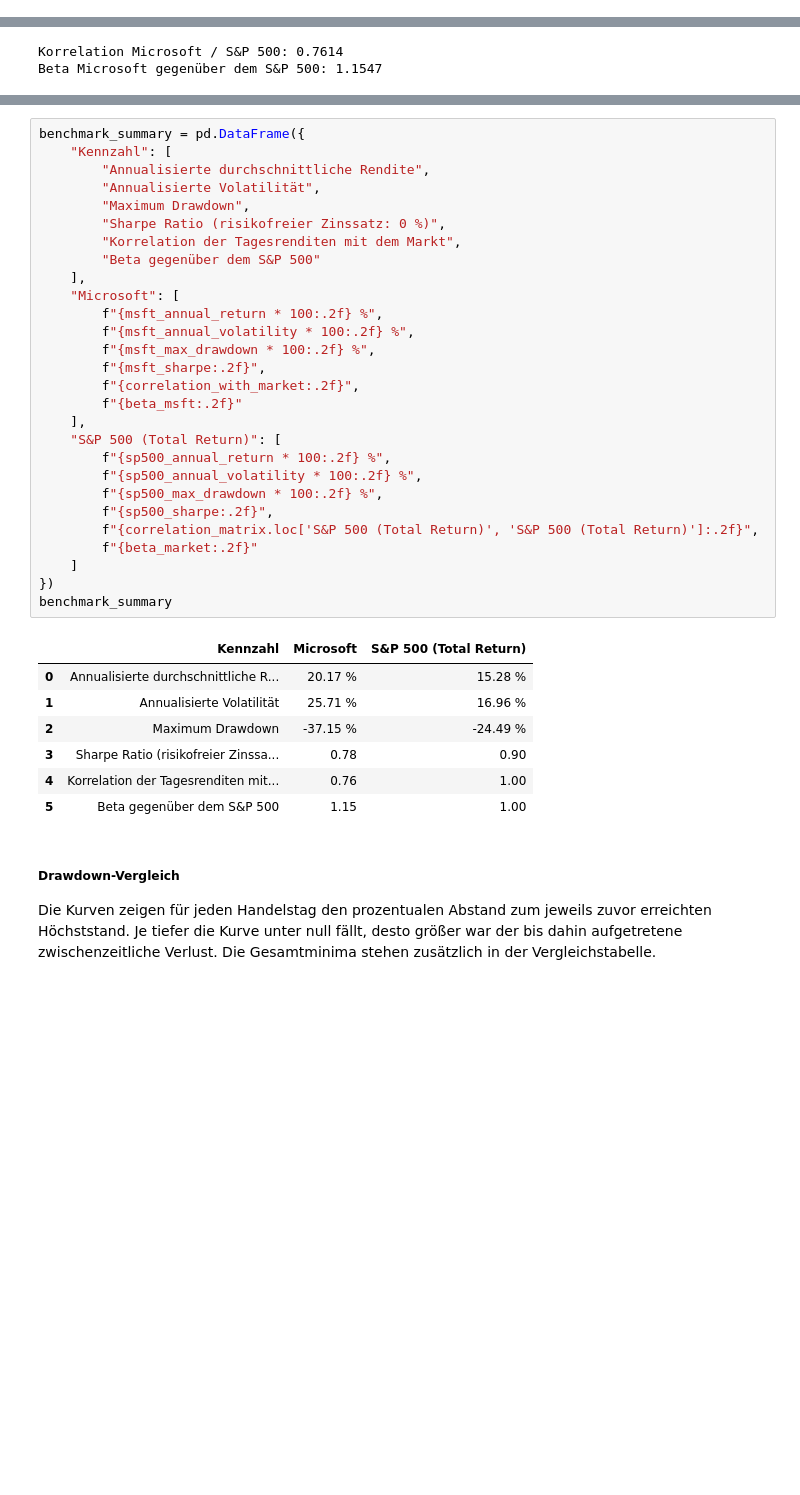
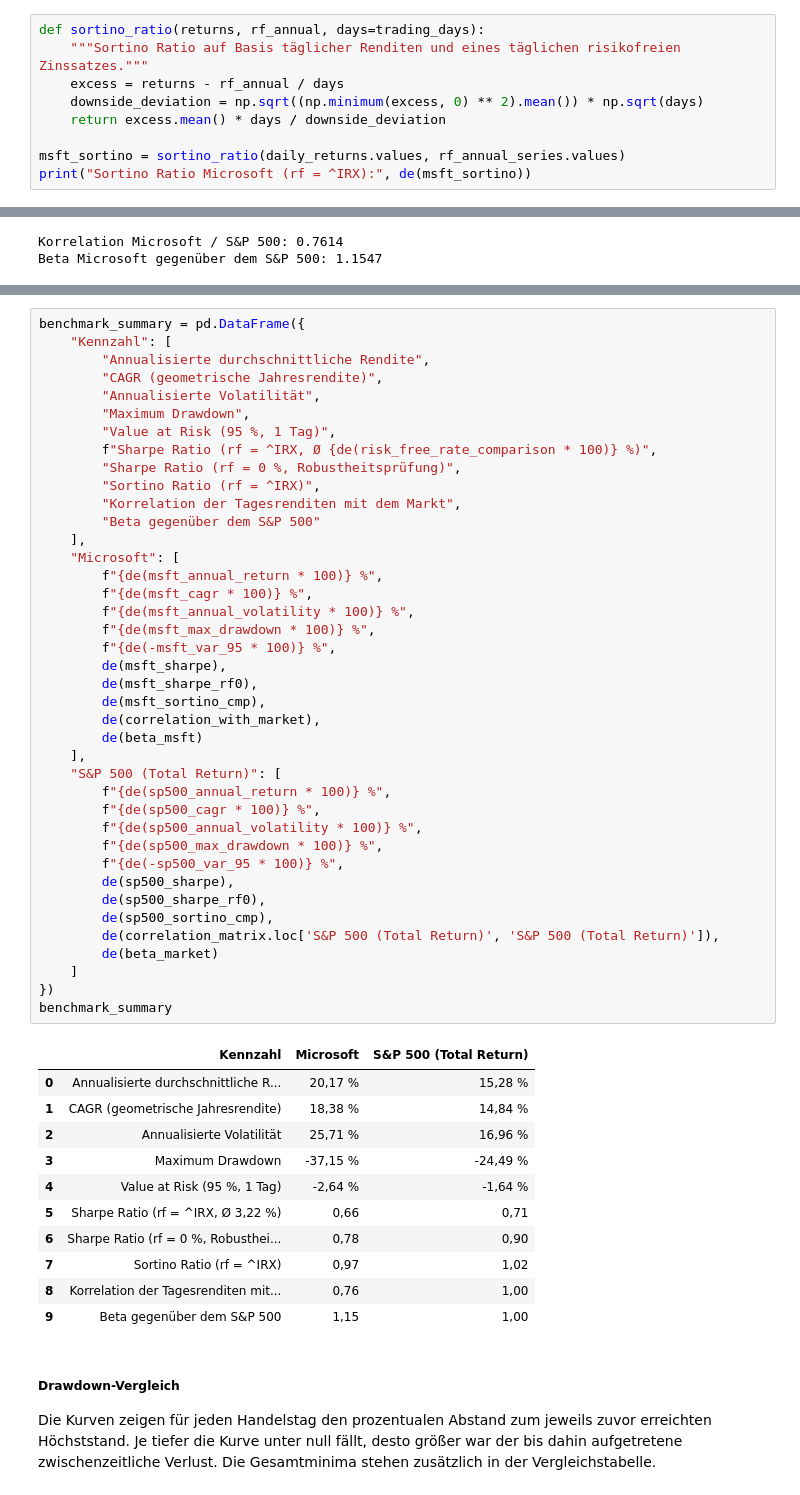
Before and after one commit to ashkln-hub/aktienanalyse-microsoft-python, a Jupyter notebook: Microsoft_Aktienanalyse.ipynb, the cells around one changed output, grey strips where cells are left out. Saved outputs shown, nothing was run; the diff lists cells and outputs as text; blank space fills up the shorter version.

```diff
--- a/Microsoft_Aktienanalyse.ipynb
+++ b/Microsoft_Aktienanalyse.ipynb
@@ -428,0 +640,9 @@ Die Sharpe Ratio setzt die über den angenommenen risikofreien Zinssatz hinausge
+# %%
+def sortino_ratio(returns, rf_annual, days=trading_days):
+    """Sortino Ratio auf Basis täglicher Renditen und eines täglichen risikofreien Zinssatzes."""
+    excess = returns - rf_annual / days
+    downside_deviation = np.sqrt((np.minimum(excess, 0) ** 2).mean()) * np.sqrt(days)
+    return excess.mean() * days / downside_deviation
+
+msft_sortino = sortino_ratio(daily_returns.values, rf_annual_series.values)
+print("Sortino Ratio Microsoft (rf = ^IRX):", de(msft_sortino))
@@ -740,39 +1000,55 @@ sp500_max_drawdown = sp500_drawdown.min()
 # %%
 benchmark_summary = pd.DataFrame({
     "Kennzahl": [
         "Annualisierte durchschnittliche Rendite",
+        "CAGR (geometrische Jahresrendite)",
         "Annualisierte Volatilität",
         "Maximum Drawdown",
-        "Sharpe Ratio (risikofreier Zinssatz: 0 %)",
+        "Value at Risk (95 %, 1 Tag)",
+        f"Sharpe Ratio (rf = ^IRX, Ø {de(risk_free_rate_comparison * 100)} %)",
+        "Sharpe Ratio (rf = 0 %, Robustheitsprüfung)",
+        "Sortino Ratio (rf = ^IRX)",
         "Korrelation der Tagesrenditen mit dem Markt",
         "Beta gegenüber dem S&P 500"
     ],
     "Microsoft": [
-        f"{msft_annual_return * 100:.2f} %",
-        f"{msft_annual_volatility * 100:.2f} %",
-        f"{msft_max_drawdown * 100:.2f} %",
-        f"{msft_sharpe:.2f}",
-        f"{correlation_with_market:.2f}",
-        f"{beta_msft:.2f}"
+        f"{de(msft_annual_return * 100)} %",
+        f"{de(msft_cagr * 100)} %",
+        f"{de(msft_annual_volatility * 100)} %",
+        f"{de(msft_max_drawdown * 100)} %",
+        f"{de(-msft_var_95 * 100)} %",
+        de(msft_sharpe),
+        de(msft_sharpe_rf0),
+        de(msft_sortino_cmp),
+        de(correlation_with_market),
+        de(beta_msft)
     ],
     "S&P 500 (Total Return)": [
-        f"{sp500_annual_return * 100:.2f} %",
-        f"{sp500_annual_volatility * 100:.2f} %",
-        f"{sp500_max_drawdown * 100:.2f} %",
-        f"{sp500_sharpe:.2f}",
-        f"{correlation_matrix.loc['S&P 500 (Total Return)', 'S&P 500 (Total Return)']:.2f}",
-        f"{beta_market:.2f}"
+        f"{de(sp500_annual_return * 100)} %",
+        f"{de(sp500_cagr * 100)} %",
+        f"{de(sp500_annual_volatility * 100)} %",
+        f"{de(sp500_max_drawdown * 100)} %",
+        f"{de(-sp500_var_95 * 100)} %",
+        de(sp500_sharpe),
+        de(sp500_sharpe_rf0),
+        de(sp500_sortino_cmp),
+        de(correlation_matrix.loc['S&P 500 (Total Return)', 'S&P 500 (Total Return)']),
+        de(beta_market)
     ]
 })
 benchmark_summary
 # %% [output]
 |  | Kennzahl | Microsoft | S&P 500 (Total Return) |
-| 0 | Annualisierte durchschnittliche R... | 20.17 % | 15.28 % |
-| 1 | Annualisierte Volatilität | 25.71 % | 16.96 % |
-| 2 | Maximum Drawdown | -37.15 % | -24.49 % |
-| 3 | Sharpe Ratio (risikofreier Zinssa... | 0.78 | 0.90 |
-| 4 | Korrelation der Tagesrenditen mit... | 0.76 | 1.00 |
-| 5 | Beta gegenüber dem S&P 500 | 1.15 | 1.00 |
+| 0 | Annualisierte durchschnittliche R... | 20,17 % | 15,28 % |
+| 1 | CAGR (geometrische Jahresrendite) | 18,38 % | 14,84 % |
+| 2 | Annualisierte Volatilität | 25,71 % | 16,96 % |
+| 3 | Maximum Drawdown | -37,15 % | -24,49 % |
+| 4 | Value at Risk (95 %, 1 Tag) | -2,64 % | -1,64 % |
+| 5 | Sharpe Ratio (rf = ^IRX, Ø 3,22 %) | 0,66 | 0,71 |
+| 6 | Sharpe Ratio (rf = 0 %, Robusthei... | 0,78 | 0,90 |
+| 7 | Sortino Ratio (rf = ^IRX) | 0,97 | 1,02 |
+| 8 | Korrelation der Tagesrenditen mit... | 0,76 | 1,00 |
+| 9 | Beta gegenüber dem S&P 500 | 1,15 | 1,00 |
 # %% [markdown]
 ##### Drawdown-Vergleich
 
```
Also changed, not shown: parts of 71 cells of this notebook, 4 other files.
